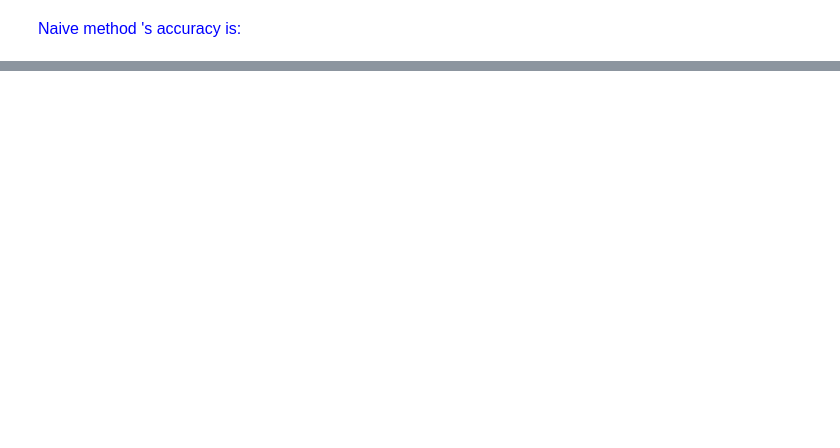
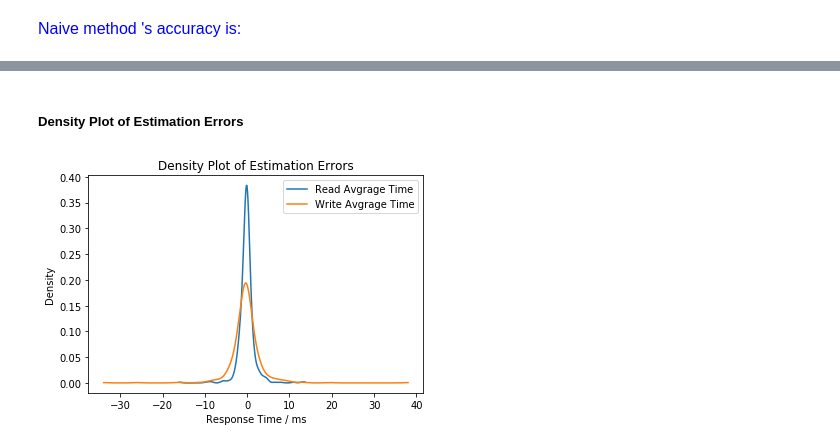
Before and after one commit to Will1998/Network-Analytics, a Jupyter notebook: Project1.ipynb, the cells around one changed output, grey strips where cells are left out. Drawn from its saved outputs; the diff is of its cells as text; code cells hidden in the pictures; blank space fills up the shorter version.

```diff
--- a/Project1.ipynb
+++ b/Project1.ipynb
@@ -361,0 +434,18 @@ array([[0.04329714, 0.04554263]])
+# %% [markdown]
+##### Density Plot of Estimation Errors
+# %%
+error1 = newNumpyY.T[0] - newPredNNY.T[0]
+error2 = newNumpyY.T[1] - newPredNNY.T[1]
+density1 = gaussian_kde(error1)
+density2 = gaussian_kde(error2)
+scaleX1 = np.linspace(np.min(error1), np.max(error1), 600)
+scaleX2 = np.linspace(np.min(error2), np.max(error2), 600)
+plt.plot(scaleX1, density1(scaleX1), label = 'Read Avgrage Time')
+plt.plot(scaleX2, density2(scaleX2), label = 'Write Avgrage Time')
+plt.xlabel('Response Time / ms')
+plt.ylabel('Density')
+plt.legend()
+plt.title('Density Plot of Estimation Errors')
+plt.show()
+# %% [output]
+[figure, added]
```
Also changed, not shown: parts of 21 cells of this notebook.
